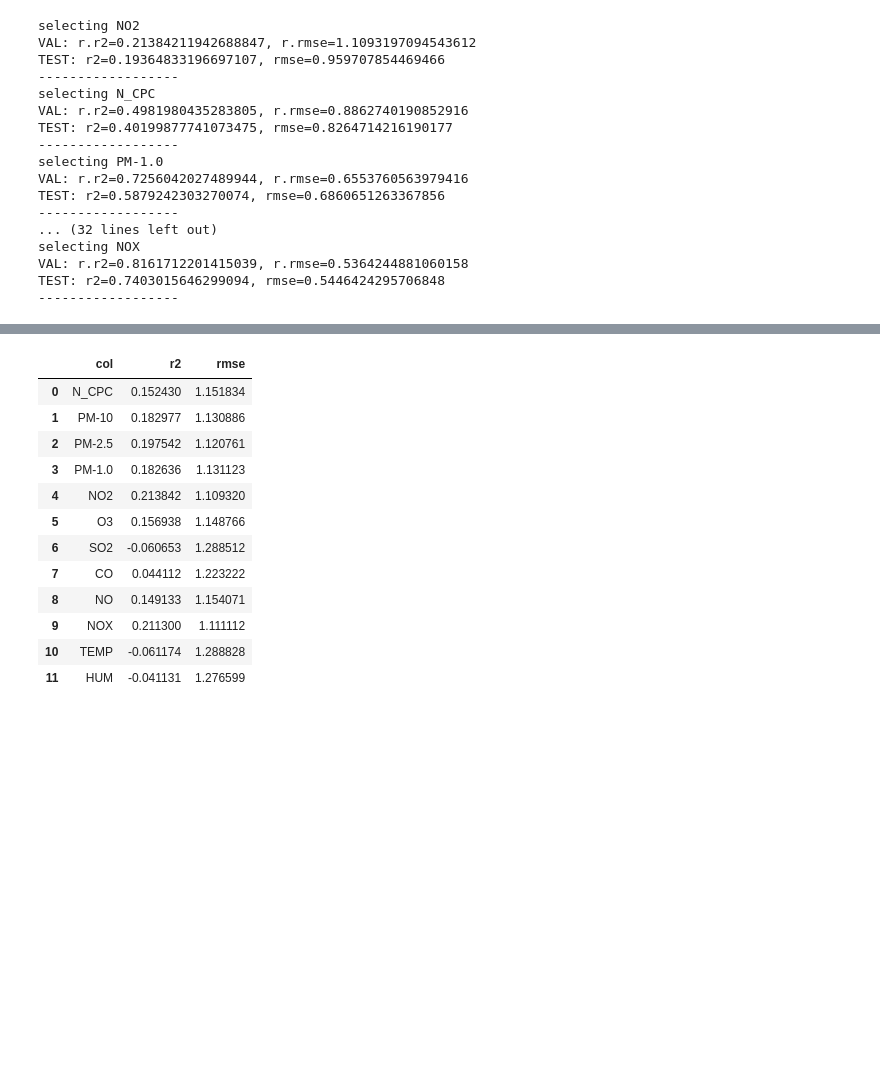
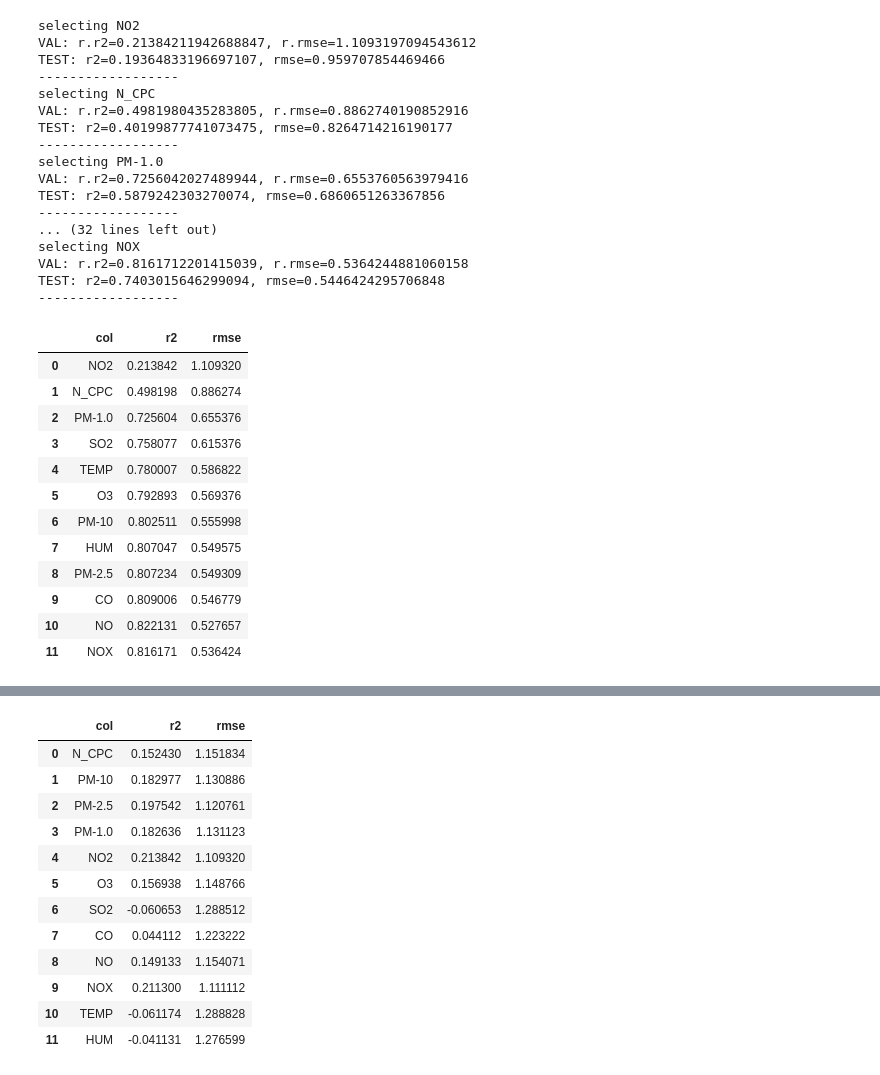
Before and after one commit to M3lo00/TOML_Homeworks, a Jupyter notebook: Homework3-4/model_training.ipynb, the cells around one changed output, grey strips where cells are left out. Saved outputs shown, nothing was run; the diff lists cells and outputs as text; code cells hidden in the pictures; blank space fills up the shorter version.

```diff
--- a/Homework3-4/model_training.ipynb
+++ b/Homework3-4/model_training.ipynb
@@ -733,3 +780,20 @@ selecting NOX
 VAL: r.r2=0.8161712201415039, r.rmse=0.5364244881060158
 TEST: r2=0.7403015646299094, rmse=0.5446424295706848
 ------------------
+# %%
+df = pd.DataFrame(final_res).reset_index(drop=True)
+df
+# %% [output]
+|  | col | r2 | rmse |
+| 0 | NO2 | 0.213842 | 1.109320 |
+| 1 | N_CPC | 0.498198 | 0.886274 |
+| 2 | PM-1.0 | 0.725604 | 0.655376 |
+| 3 | SO2 | 0.758077 | 0.615376 |
+| 4 | TEMP | 0.780007 | 0.586822 |
+| 5 | O3 | 0.792893 | 0.569376 |
+| 6 | PM-10 | 0.802511 | 0.555998 |
+| 7 | HUM | 0.807047 | 0.549575 |
+| 8 | PM-2.5 | 0.807234 | 0.549309 |
+| 9 | CO | 0.809006 | 0.546779 |
+| 10 | NO | 0.822131 | 0.527657 |
+| 11 | NOX | 0.816171 | 0.536424 |
```
Also changed, not shown: parts of 4 cells of this notebook, 2 other files.
